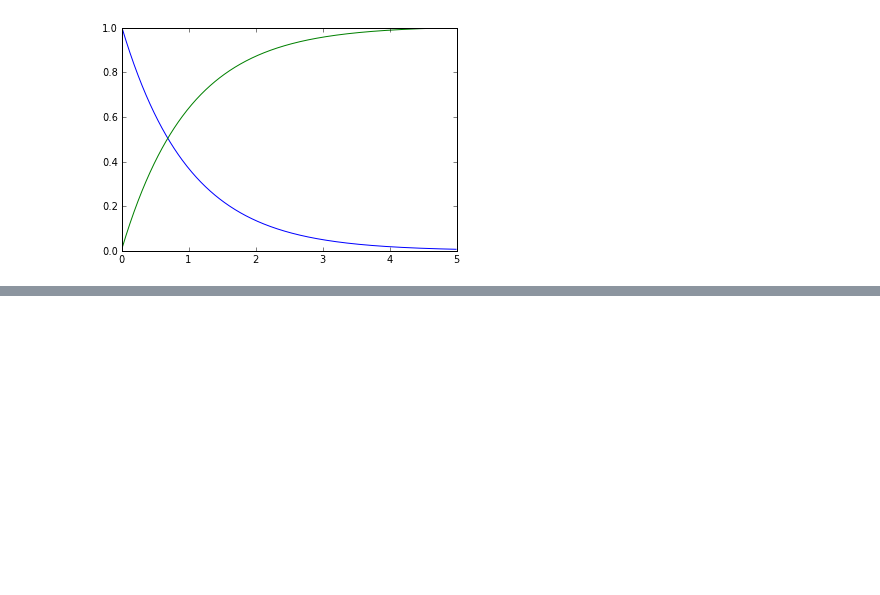
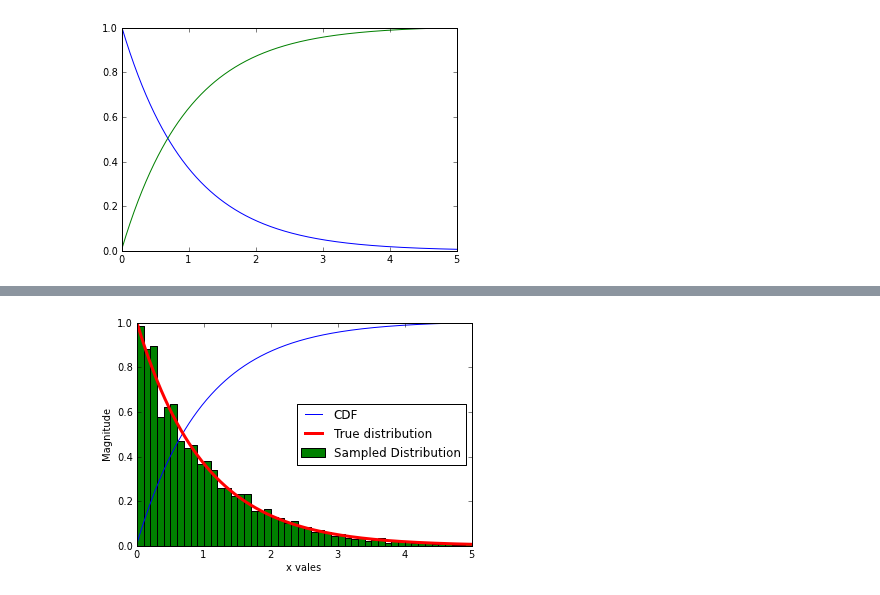
Before and after one commit to dcrose/PHYS202-S13, a Jupyter notebook: Week8/ThursdayRanNumMonteCarloSim.ipynb, the cells around one changed output, grey strips where cells are left out. Drawn from its saved outputs; the diff is of its cells as text; code cells hidden in the pictures; blank space fills up the shorter version.

```diff
--- a/Week8/ThursdayRanNumMonteCarloSim.ipynb
+++ b/Week8/ThursdayRanNumMonteCarloSim.ipynb
@@ -155,0 +176,12 @@ a = sum(h(x))
+# %%
+plot (x,F1,label='CDF')
+T=F1.searchsorted(z)
+new=x[T]
+plot(x,h(x),label='True distribution',lw=3,color='red')
+hist(new,50,normed=True,label="Sampled Distribution")
+legend(loc=0)
+xlabel("x vales")
+ylabel("Magnitude")
+show()
+# %% [output]
+[figure, added]
```
Also changed, not shown: parts of 12 cells of this notebook, 1 other file.
